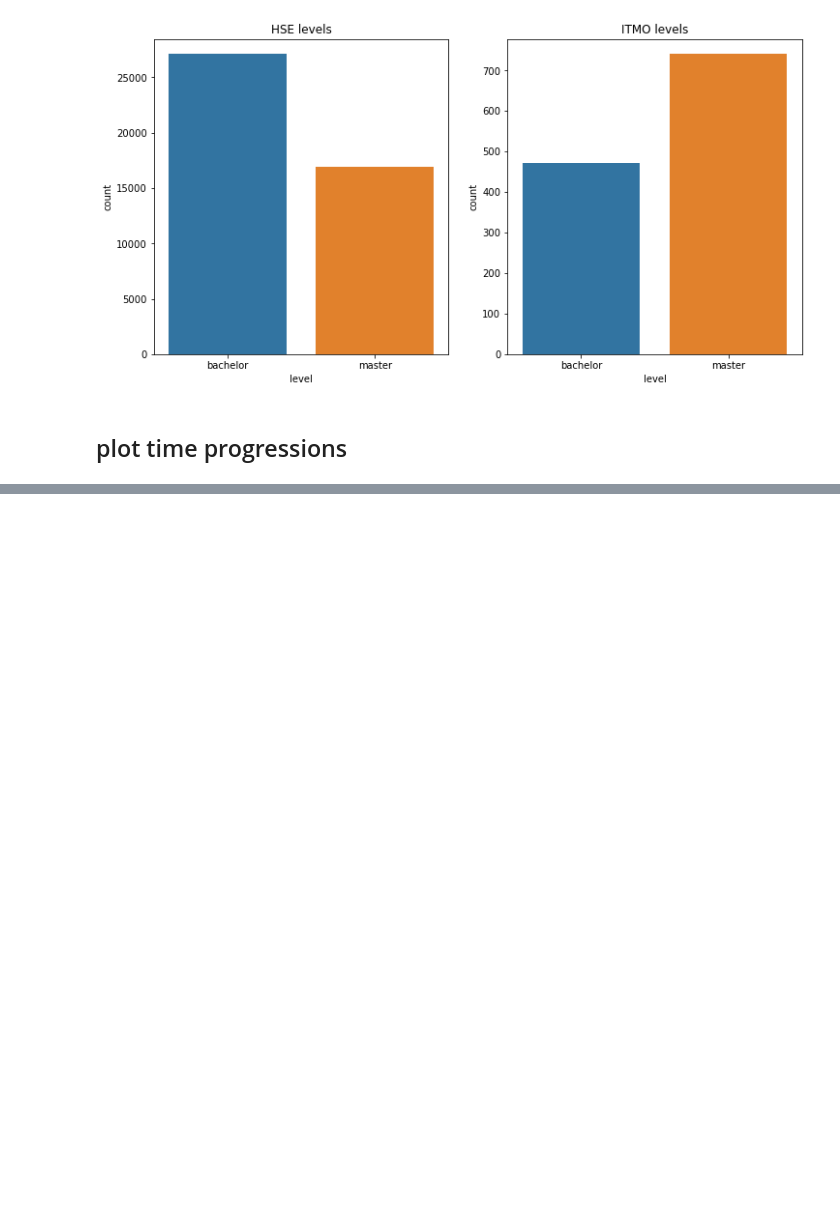
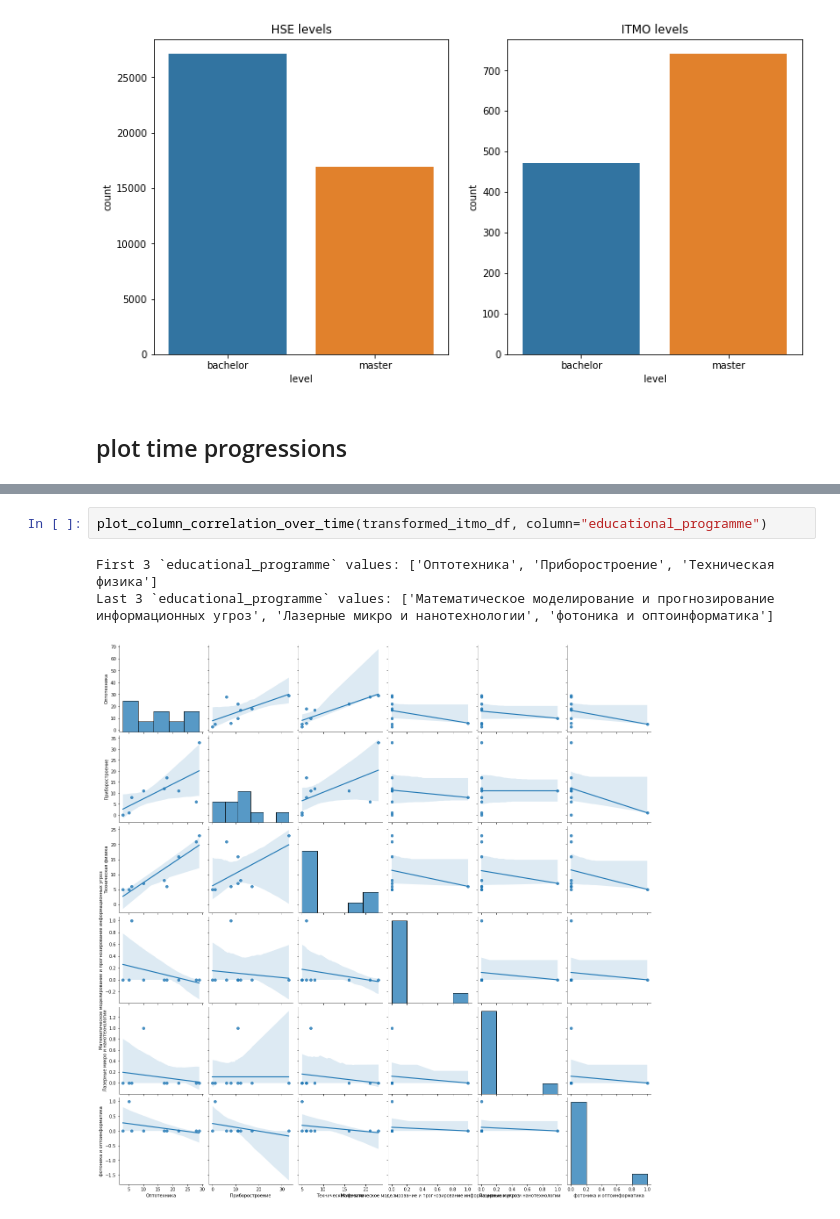
Before and after one commit to evjeny/diplomas_exploratory_analysis, a Jupyter notebook: analysis.ipynb, the cells around one changed output, grey strips where cells are left out. Drawn from its saved outputs; the diff is of its cells as text; blank space fills up the shorter version.

```diff
--- a/analysis.ipynb
+++ b/analysis.ipynb
@@ -275,0 +294,6 @@ plot_programmes_correlation_over_time(transformed_itmo_df)
+# %%
+plot_column_correlation_over_time(transformed_itmo_df, column="educational_programme")
+# %% [output]
+First 3 `educational_programme` values: ['Оптотехника', 'Приборостроение', 'Техническая физика']
+Last 3 `educational_programme` values: ['Математическое моделирование и прогнозирование информационных угроз', 'Лазерные микро и нанотехнологии', 'фотоника и оптоинформатика']
+[figure, added]
```
Also changed, not shown: parts of 20 cells of this notebook.
